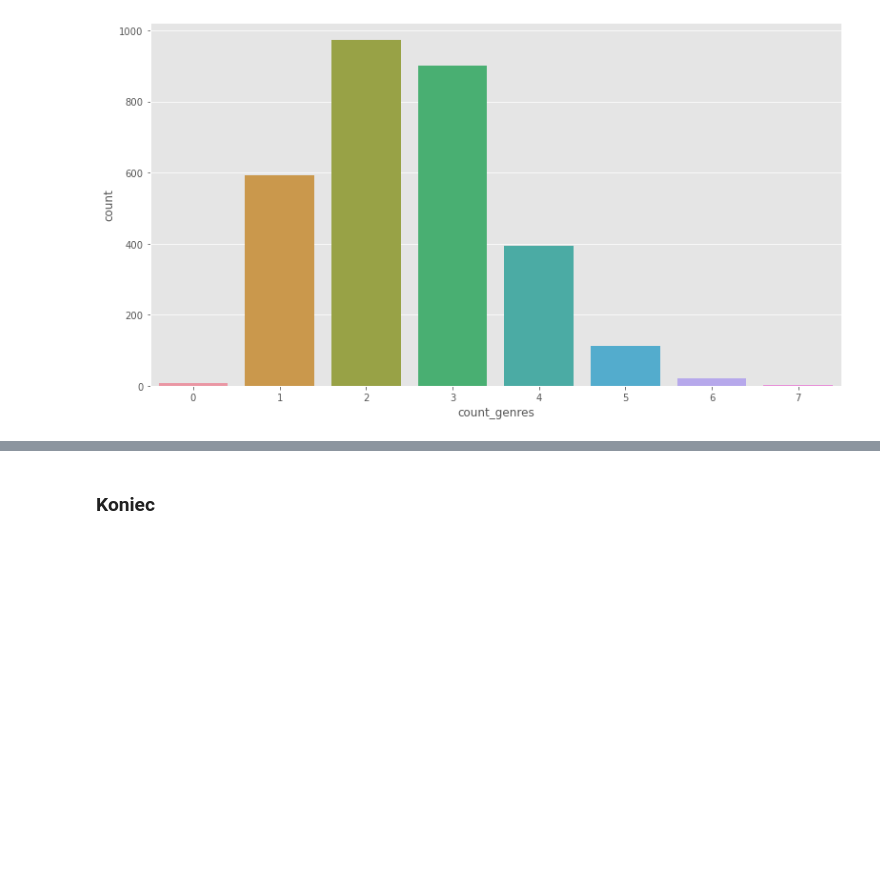
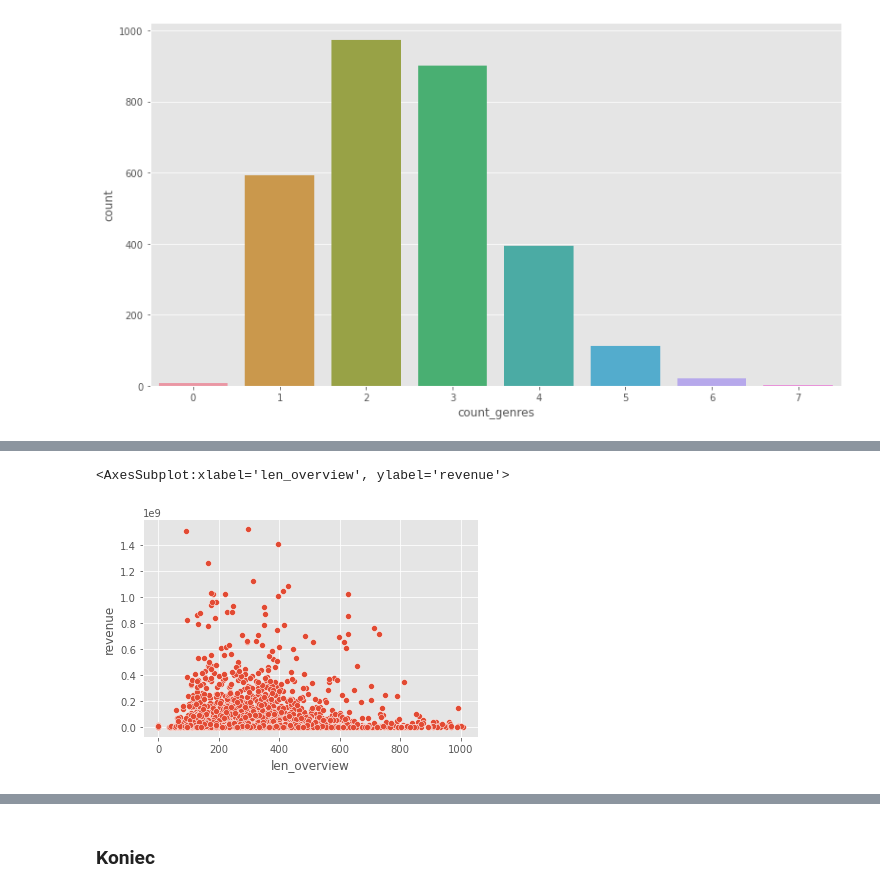
Before and after one commit to eydeem/Movie-prediction, a Jupyter notebook: main.ipynb, the cells around one changed output, grey strips where cells are left out. Cells and saved outputs as stored; diff of their text form; code cells hidden in the pictures; blank space fills up the shorter version.

```diff
--- a/main.ipynb
+++ b/main.ipynb
@@ -192,0 +348,2 @@ sns.countplot(x = 'count_genres', data = train)
+# %%
+train, test = import_data()
@@ -192,0 +379,4 @@ sns.countplot(x = 'count_genres', data = train)
+# %%
+train['overview'].fillna("", axis = 0, inplace = True)
+# %%
+train['len_overview'] = train['overview'].apply(len)
@@ -192,0 +392,5 @@ sns.countplot(x = 'count_genres', data = train)
+# %%
+sns.scatterplot(x = 'len_overview', y = 'revenue', data = train)
+# %% [output]
+<AxesSubplot:xlabel='len_overview', ylabel='revenue'>
+[figure, added]
```
Also changed, not shown: parts of 80 cells of this notebook.
